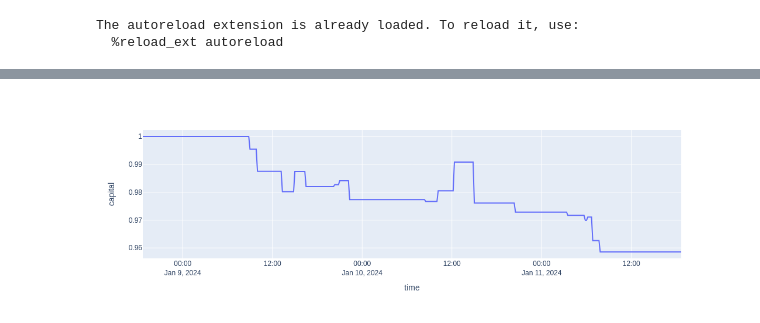
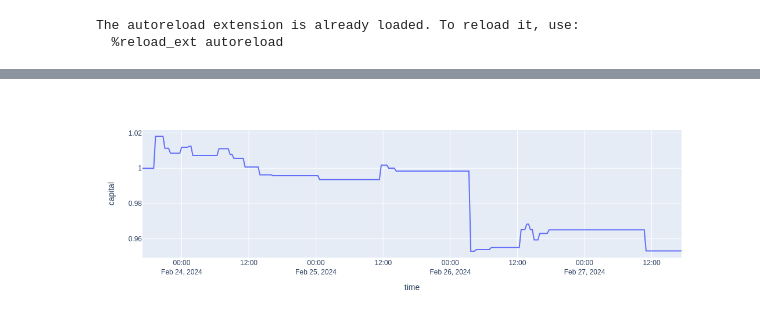
Before and after one commit to joliveros/exchange-data, a Jupyter notebook: notebooks/backtest.ipynb, the cells around one changed output, grey strips where cells are left out. Drawn from its saved outputs; the diff is of its cells as text; code cells hidden in the pictures.

```diff
--- a/notebooks/backtest.ipynb
+++ b/notebooks/backtest.ipynb
@@ -17,18 +17,18 @@ init_notebook_mode(connected=True)
 params = {
  'cache': False,
  'database_name': 'binance_futures',
- 'depth': 72,
+ 'depth': 124,
  'futures': False,
- 'group_by': '2m',
- 'interval': '3d',
+ 'group_by': '7m',
+ 'interval': '4d',
  'max_volume_quantile': 0.99,
  'offset_interval': '0h',
  'plot': False,
  'round_decimals': 3,
- 'sequence_length': 72,
+ 'sequence_length': 124,
  'symbol': 'UNFIUSDT',
- 'window_size': '1h',
- 'additional_group_by': '10Min',
+ 'window_size': '4h',
+ 'additional_group_by': '20Min',
  'frame_width': 299
 }
 
@@ -87 +87 @@ The autoreload extension is already loaded. To reload it, use:
-[figure, old version]
+[figure, new version]
```
Also changed, not shown: parts of 1 cell of this notebook, 3 other files.
